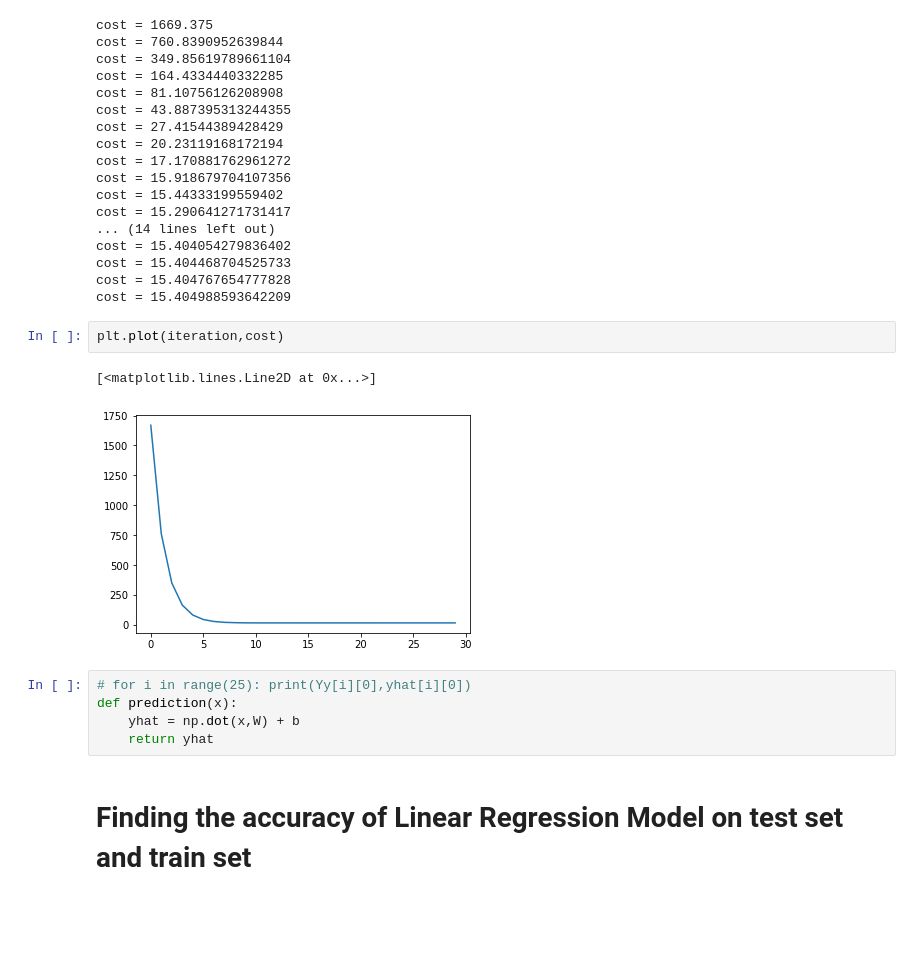
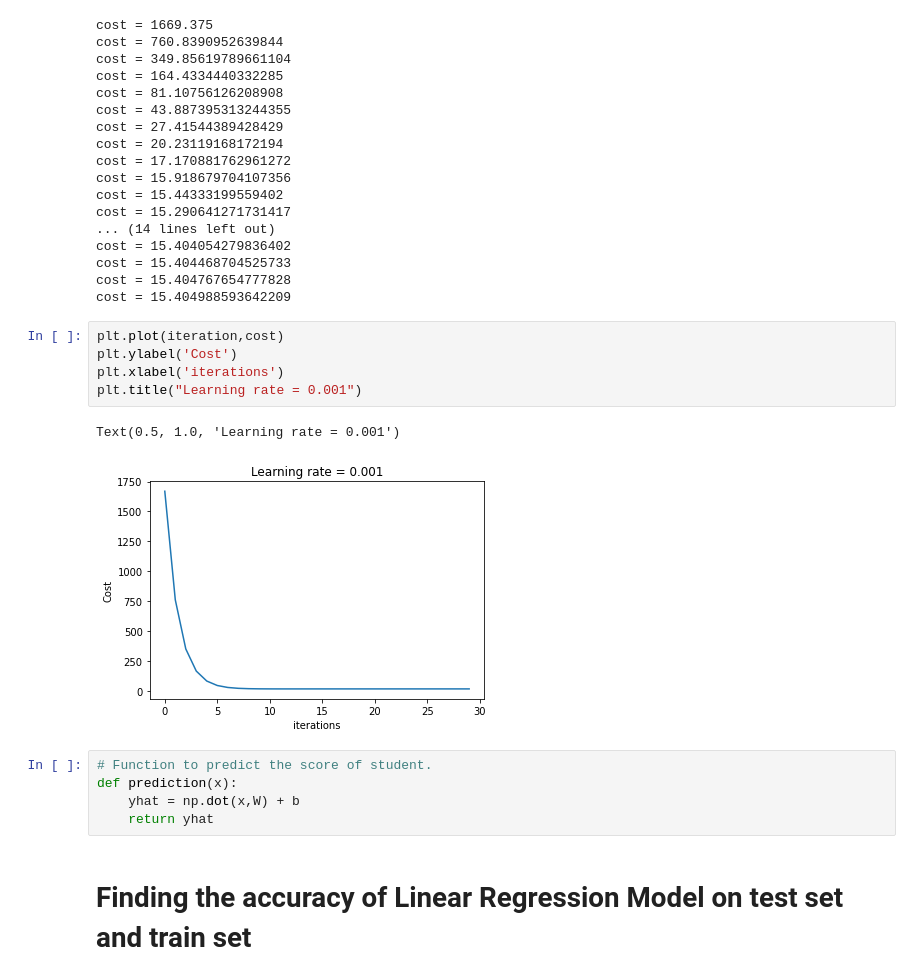
Before and after one commit to SaShukla090/Prediction_Using_Supervised_ML, a Jupyter notebook: Prediction Using Supervised ML.ipynb, the cells around one changed output. Drawn from its saved outputs; the diff is of its cells as text; blank space fills up the shorter version.

```diff
--- a/Prediction Using Supervised ML.ipynb
+++ b/Prediction Using Supervised ML.ipynb
@@ -161,13 +161,16 @@ cost = 15.404054279836402
 cost = 15.404468704525733
 cost = 15.404767654777828
 cost = 15.404988593642209
-# %%
-plt.plot(iteration,cost)
-# %% [output]
-[<matplotlib.lines.Line2D at 0x...>]
-[figure, removed]
+# %%
+plt.plot(iteration,cost)
+plt.ylabel('Cost')
+plt.xlabel('iterations')
+plt.title("Learning rate = 0.001")
+# %% [output]
+Text(0.5, 1.0, 'Learning rate = 0.001')
+[figure, added]
 # %%
-# for i in range(25): print(Yy[i][0],yhat[i][0])
+# Function to predict the score of student.
 def prediction(x):
     yhat = np.dot(x,W) + b
     return yhat
```
Also changed, not shown: parts of 2 cells of this notebook.
